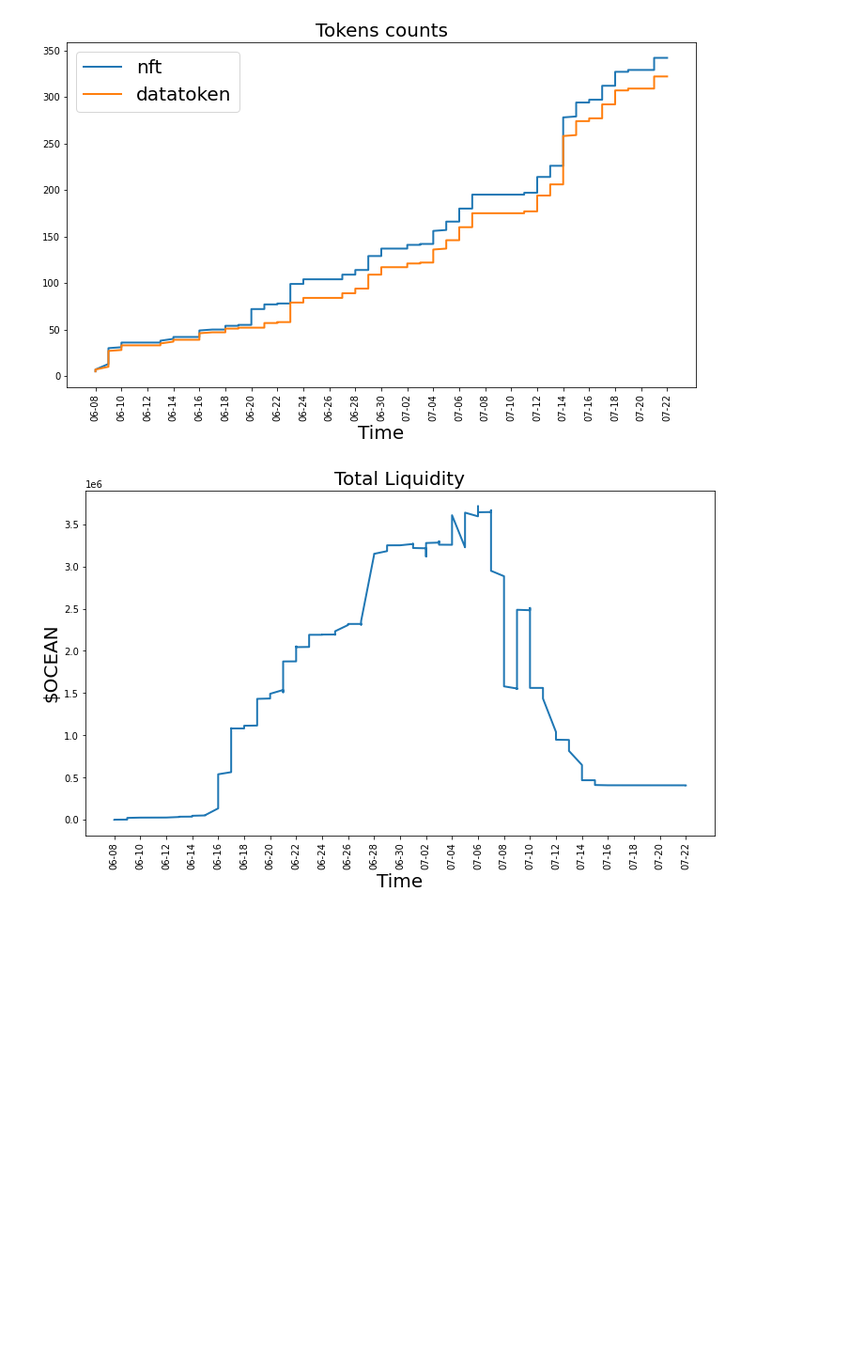
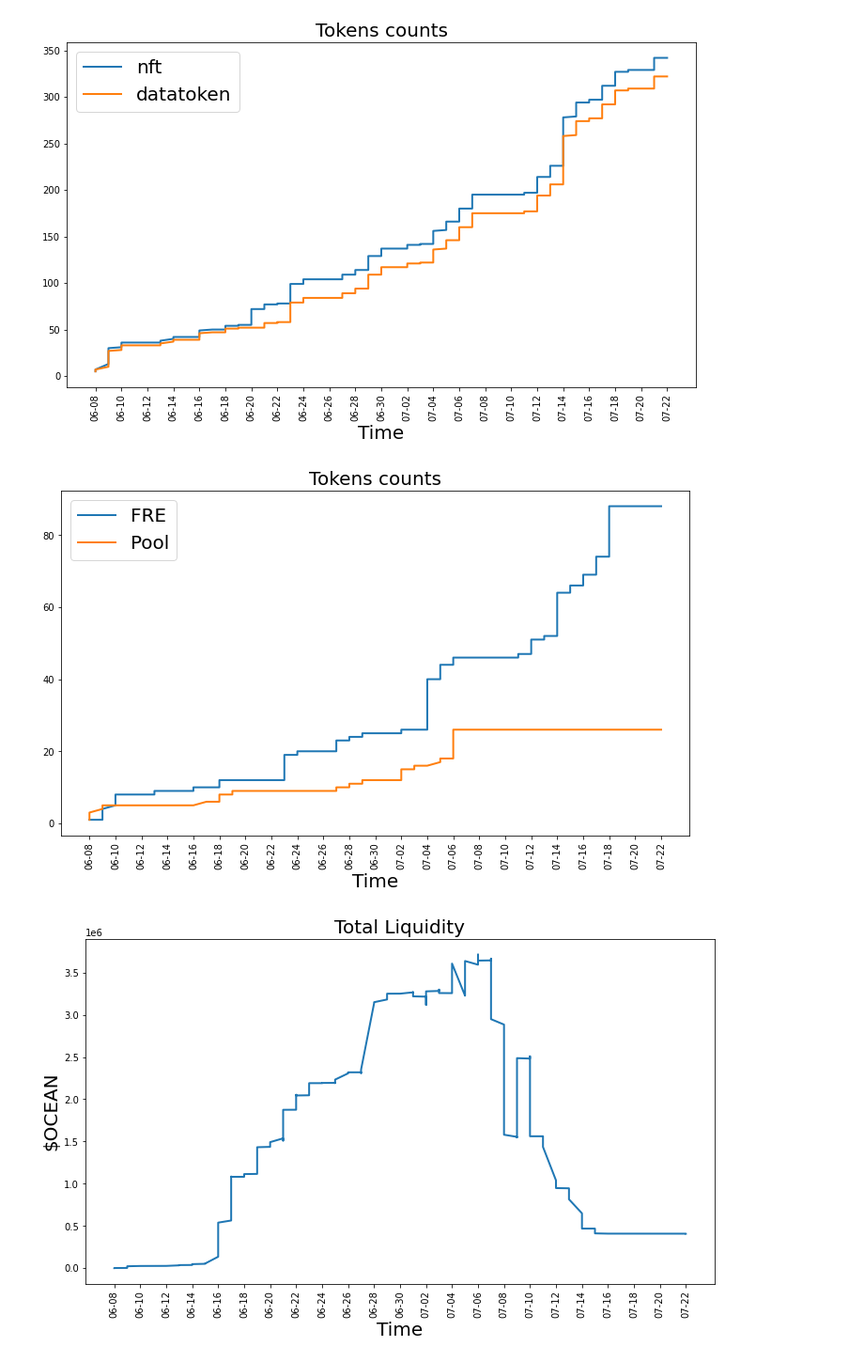
Before and after one commit to trangnv/ocean-marketplace, a Jupyter notebook: queries.ipynb, the cells around one changed output. Shown at 94% size. Saved outputs shown, nothing was run; the diff lists cells and outputs as text; code cells hidden in the pictures; blank space fills up the shorter version.

```diff
--- a/queries.ipynb
+++ b/queries.ipynb
@@ -137,6 +139,31 @@ fig = matplotlib.pyplot.gcf()
 fig.set_size_inches(12, 6.75)
 # %% [output]
 [figure]
+# %%
+fig, ax = plt.subplots()
+x = pd.to_datetime(df_global_statistics["timestamp"], unit='s').dt.strftime('%m-%d')
+
+y = df_global_statistics['fixedCount'].astype(float)
+plt.plot(x, y, label = 'FRE', linewidth=2)
+
+y = df_global_statistics['poolCount']
+plt.plot(x, y, label = 'Pool', linewidth=2)
+
+
+plt.xlabel("Time", fontsize=20)
+# plt.ylabel("Number of tokens", fontsize=16)
+plt.title(f"Tokens counts", fontsize=20)
+plt.xticks(rotation=30)
+plt.legend(fontsize=20)
+
+ax.tick_params(axis='x',rotation=90)
+
+ax.set_xticks(x[0::8])
+
+fig = matplotlib.pyplot.gcf()
+fig.set_size_inches(12, 6.75)
+# %% [output]
+[figure, added]
 # %%
 fig, ax = plt.subplots()
 x = pd.to_datetime(df_global_statistics["timestamp"], unit='s').dt.strftime('%m-%d')
```
Also changed, not shown: parts of 1 cell of this notebook, 1 other file.
